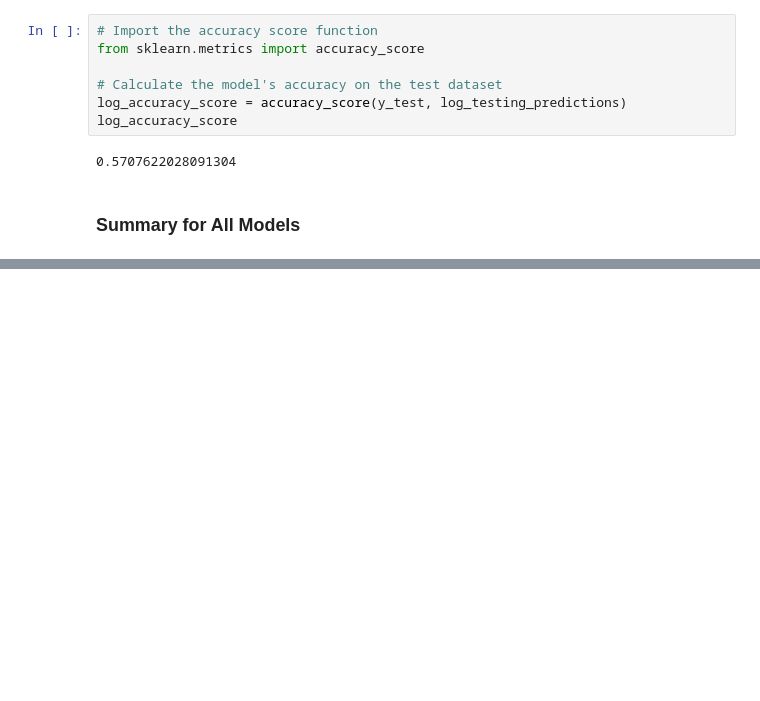
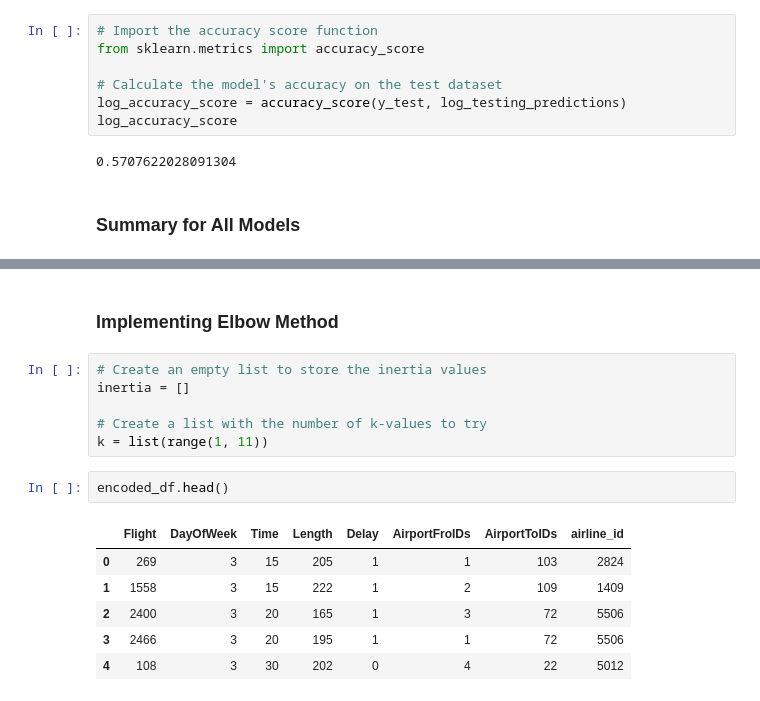
Before and after one commit to stacjstaton/ai-project2-flight-delay-predictions, a Jupyter notebook: jenn_models.ipynb, the cells around one changed output, grey strips where cells are left out. Saved outputs shown, nothing was run; the diff lists cells and outputs as text; blank space fills up the shorter version.

```diff
--- a/jenn_models.ipynb
+++ b/jenn_models.ipynb
@@ -354,0 +359,17 @@ LogisticRegression accuracy score: 0.5707622028091304
+# %% [markdown]
+### Implementing Elbow Method
+# %%
+# Create an empty list to store the inertia values
+inertia = []
+
+# Create a list with the number of k-values to try
+k = list(range(1, 11))
+# %%
+encoded_df.head()
+# %% [output]
+|  | Flight | DayOfWeek | Time | Length | Delay | AirportFroIDs | AirportToIDs | airline_id |
+| 0 | 269 | 3 | 15 | 205 | 1 | 1 | 103 | 2824 |
+| 1 | 1558 | 3 | 15 | 222 | 1 | 2 | 109 | 1409 |
+| 2 | 2400 | 3 | 20 | 165 | 1 | 3 | 72 | 5506 |
+| 3 | 2466 | 3 | 20 | 195 | 1 | 1 | 72 | 5506 |
+| 4 | 108 | 3 | 30 | 202 | 0 | 4 | 22 | 5012 |
```
Also changed, not shown: parts of 12 cells of this notebook, 2 other files.
